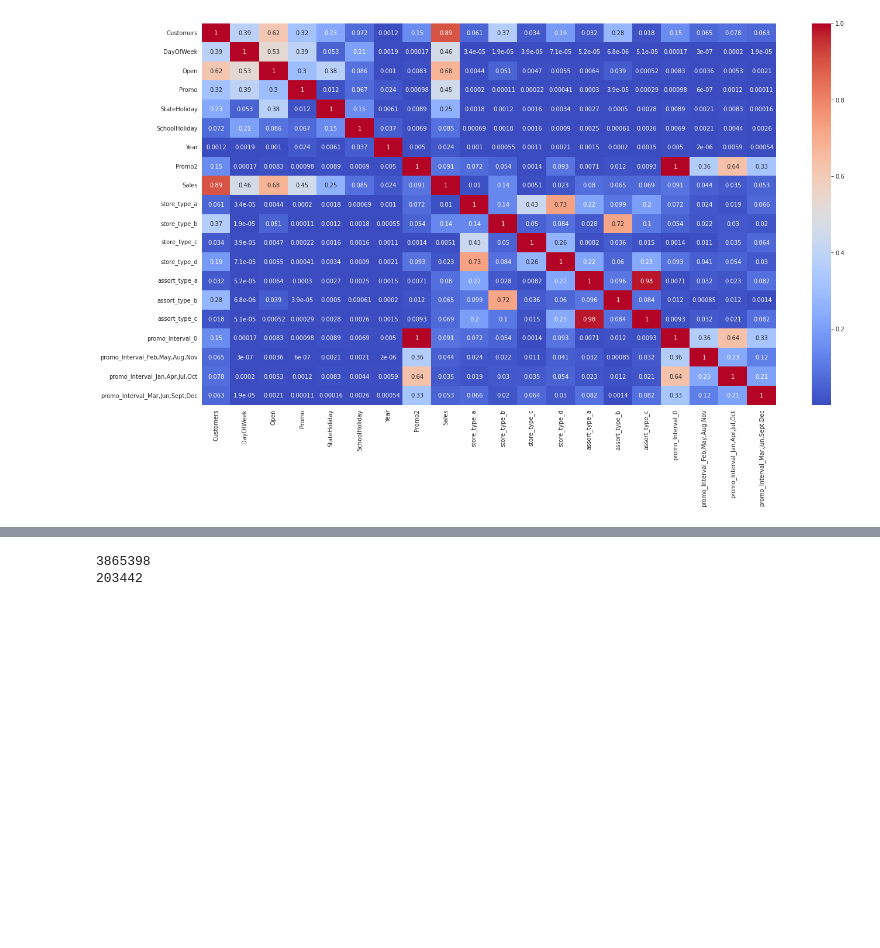
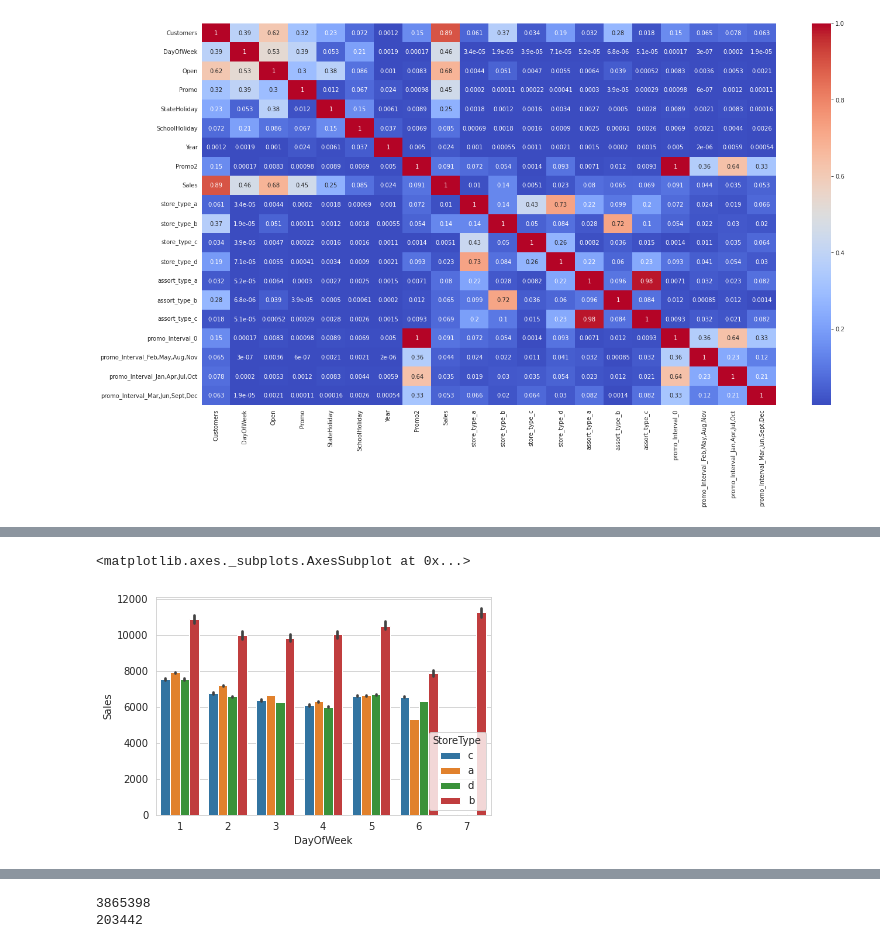
Before and after one commit to Gowthaam-K/Retail_Sales_Prediction, a Jupyter notebook: Gowthaam_Kumarasamy_Retail_Sales_Prediction_Capstone_Project.ipynb, the cells around one changed output, grey strips where cells are left out. Saved outputs shown, nothing was run; the diff lists cells and outputs as text; code cells hidden in the pictures; blank space fills up the shorter version.

```diff
--- a/Gowthaam_Kumarasamy_Retail_Sales_Prediction_Capstone_Project.ipynb
+++ b/Gowthaam_Kumarasamy_Retail_Sales_Prediction_Capstone_Project.ipynb
@@ -571,0 +654,6 @@ Sales_dataset['Sales'] = Sales_dataset['Sales'].astype(float)
+# %%
+#let's explore store type and Day Of week
+sns.barplot(x=Sales_dataset['DayOfWeek'],y=Sales_dataset["Sales"],hue=Sales_dataset['StoreType'])
+# %% [output]
+<matplotlib.axes._subplots.AxesSubplot at 0x...>
+[figure, added]
```
Also changed, not shown: parts of 41 cells of this notebook.
